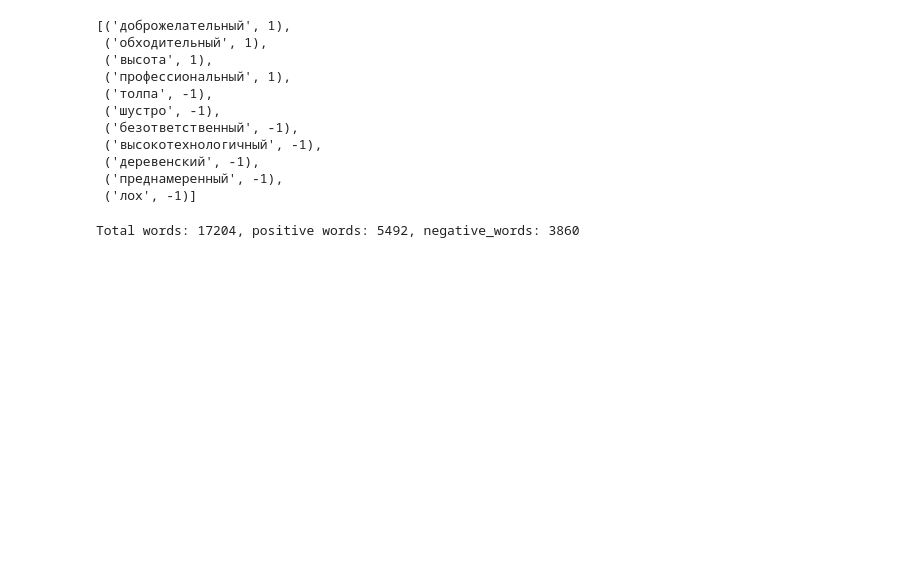
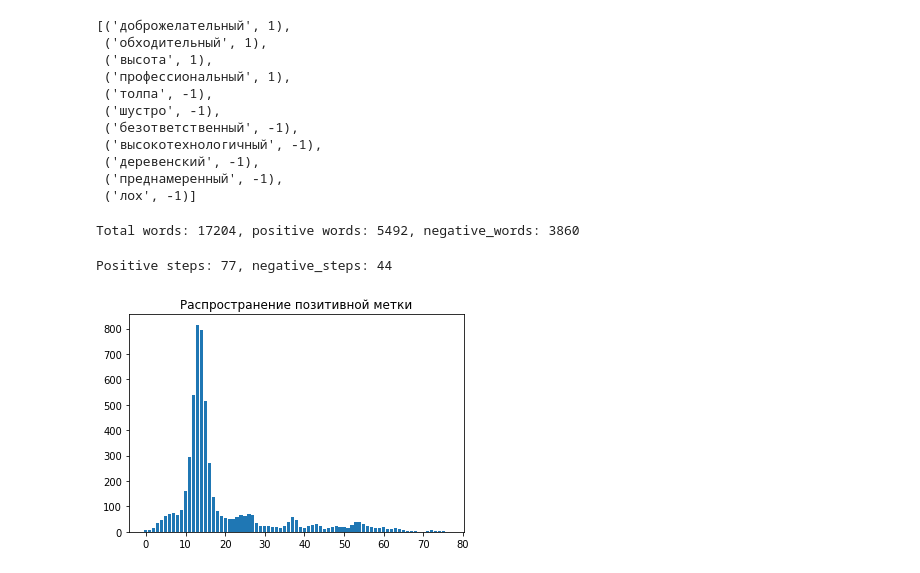
Before and after one commit to vlad-korotych/netology-ds4-nlp, a Jupyter notebook: 4. Дистрибутивная семантика (word2vec, GloVe, AdaGram). WMD/hw4.ipynb, the cells around one changed output. Cells and saved outputs as stored; diff of their text form; code cells hidden in the pictures; blank space fills up the shorter version.

```diff
--- a/4. Дистрибутивная семантика (word2vec, GloVe, AdaGram). WMD/hw4.ipynb
+++ b/4. Дистрибутивная семантика (word2vec, GloVe, AdaGram). WMD/hw4.ipynb
@@ -557,9 +557,13 @@ processed_words = positive_words + negative_words
 for word, label in nodes:
     g.add_vertex(word, label=label)
 
+positive_words = [positive_words]
+negative_words = [negative_words]
+
 while len(nodes) > 0:
     new_nodes = []
-
+    posw = []
+    negw = []
     for word, label in nodes:
         src_node = g.vs.select(name = word).indices[0]
 
@@ -570,12 +574,16 @@ while len(nodes) > 0:
                     new_nodes.append((sim_word, label))
                     processed_words.append(word)
                     if label == 1:
-                        positive_words.append(sim_word)
+                        posw.append(sim_word)
                     else:
-                        negative_words.append(sim_word)
+                        negw.append(sim_word)
 
                     g.add_vertex(sim_word, label=label)
                     trg_node = g.vs.select(name = sim_word).indices[0]
                     g.add_edge(src_node, trg_node, label = lbl)
+    if len(posw) > 0:
+        positive_words.append(posw)
+    if len(negw) > 0:
+        negative_words.append(negw)
     nodes = new_nodes
 # %%
@@ -583,2 +591,12 @@ print(f"Total words: {len(w2vec.wv.vocab.keys())}, positive words: {len(positive
 # %% [output]
 Total words: 17204, positive words: 5492, negative_words: 3860
+# %%
+print(f"Positive steps: {len(positive_words)}, negative_steps: {len(negative_words)}")
+# %% [output]
+Positive steps: 77, negative_steps: 44
+# %%
+plt.bar(x=range(len(positive_words)), height=[len(s) for s in positive_words])
+plt.title("Распространение позитивной метки")
+plt.show()
+# %% [output]
+[figure, added]
```
Also changed, not shown: parts of 2 cells of this notebook.
